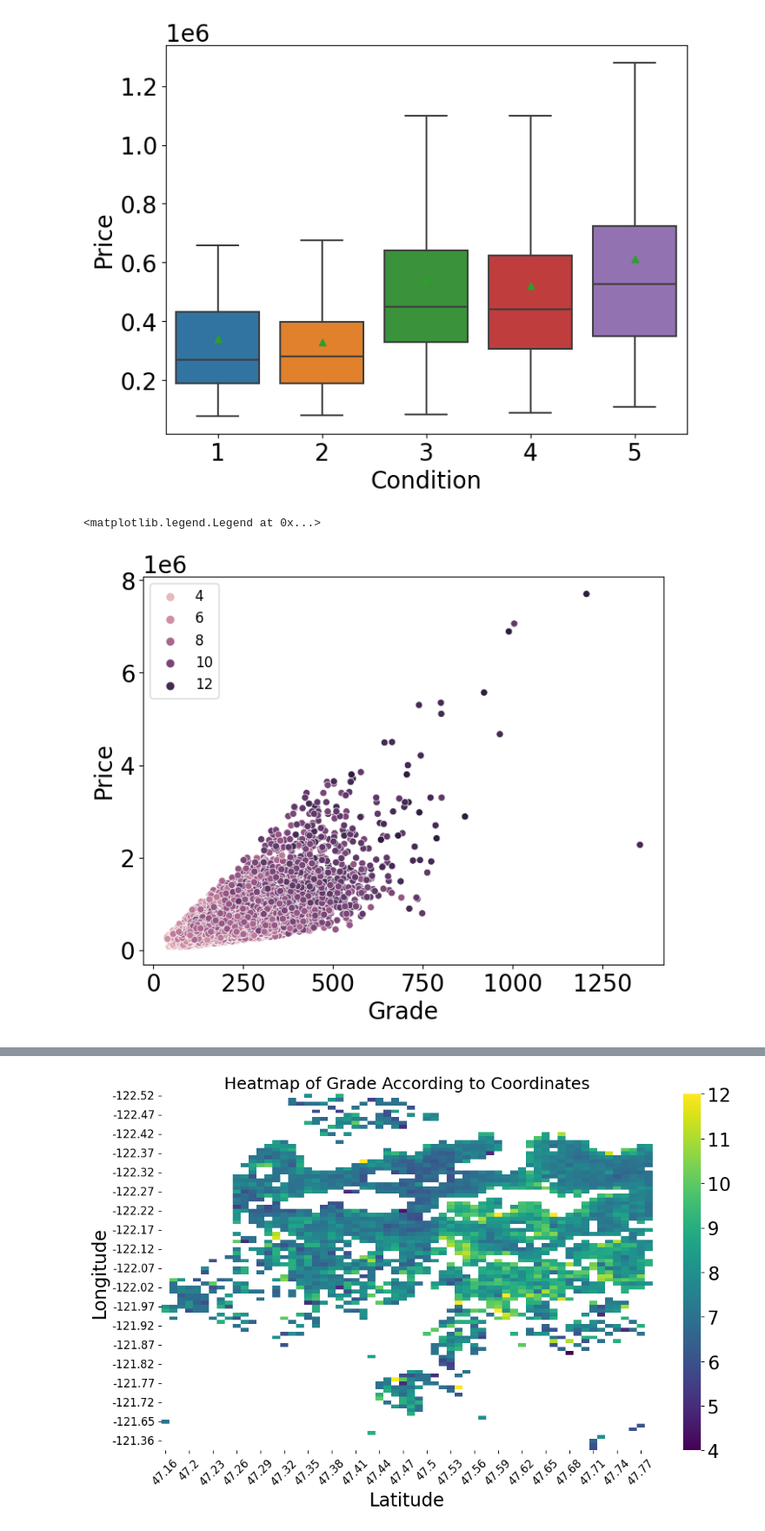
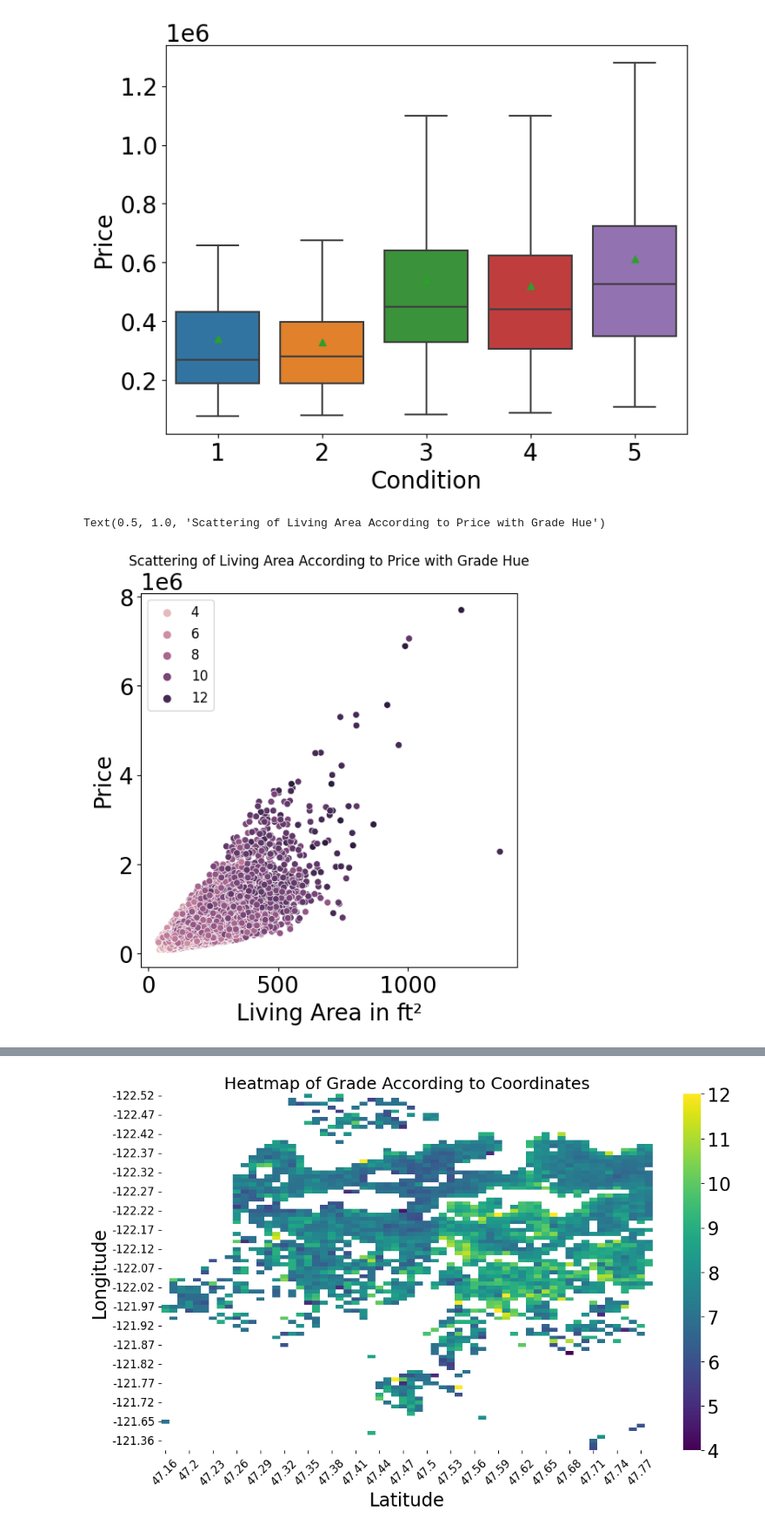
Before and after one commit to marinsza/eda_project, a Jupyter notebook: EDA.ipynb, the cells around one changed output, grey strips where cells are left out. Shown at 87% size. Cells and saved outputs as stored; diff of their text form; code cells hidden in the pictures.

```diff
--- a/EDA.ipynb
+++ b/EDA.ipynb
@@ -190,13 +150,14 @@ Text(0, 0.5, 'Price')
 [figure]
 # %%
 # Correlation between price and square foot of living area
-fig, ax = plt.subplots(figsize=(8,6))
+fig, ax = plt.subplots(figsize=(6,6))
 sns.scatterplot(data=df,x='sqft_living',y='price',ax=ax,hue='grade',alpha=1,legend='brief') # removing outliers
-ax.set_xlabel('sqft_living')
+ax.set_xlabel('Living Area in ft²')
 ax.set_ylabel('Price')
 plt.legend(loc='upper left',fontsize=12)
+ax.set_title("Scattering of Living Area According to Price with Grade Hue", fontsize=12)
 # %% [output]
-<matplotlib.legend.Legend at 0x...>
+Text(0.5, 1.0, 'Scattering of Living Area According to Price with Grade Hue')
-[figure, old version]
+[figure, new version]
 # %%
 # Correlation between price and built year
```
Also changed, not shown: parts of 10 cells of this notebook, 2 other files.
